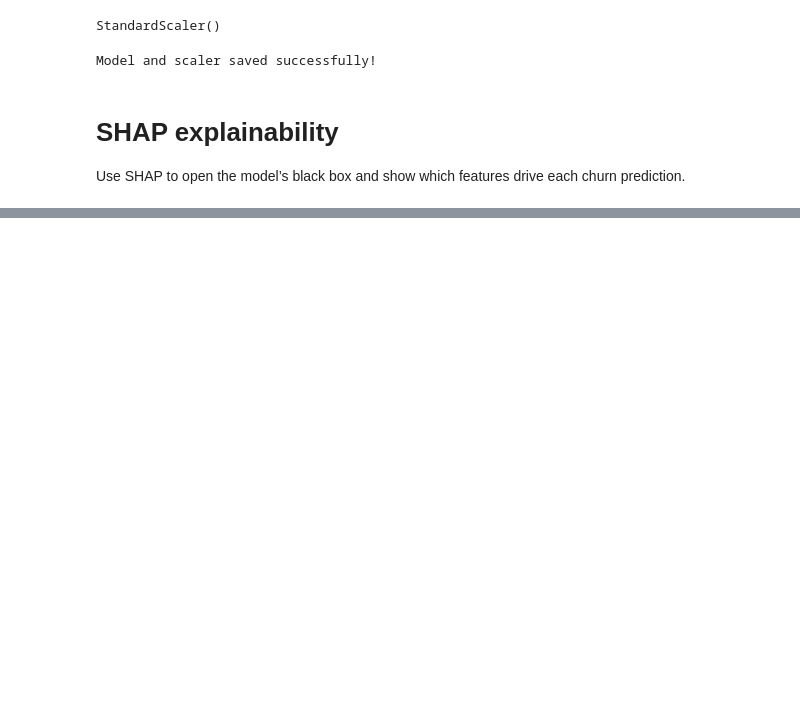
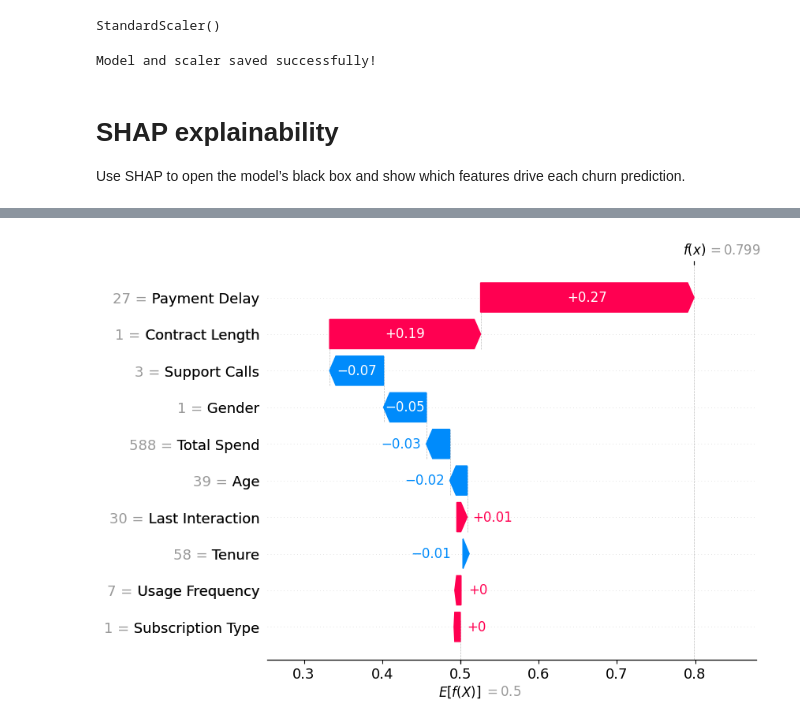
Before and after one commit to prasad1482/Customer-chur-prediction, a Jupyter notebook: 2.ipynb, the cells around one changed output, grey strips where cells are left out. Saved outputs shown, nothing was run; the diff lists cells and outputs as text; code cells hidden in the pictures; blank space fills up the shorter version.

```diff
--- a/2.ipynb
+++ b/2.ipynb
@@ -235,0 +209,9 @@ shap.force_plot(
+# %%
+# Recompute cleanly for SHAP v0.49
+explainer = shap.TreeExplainer(rs.best_estimator_)
+shap_explanation = explainer(X_sample)  # ← use explainer() not .shap_values()
+
+# shap_explanation has shape (500, features, 2) — slice churn class
+shap.plots.waterfall(shap_explanation[0, :, 1])  # first customer, churn class
+# %% [output]
+[figure, added]
```
Also changed, not shown: parts of 13 cells of this notebook.
